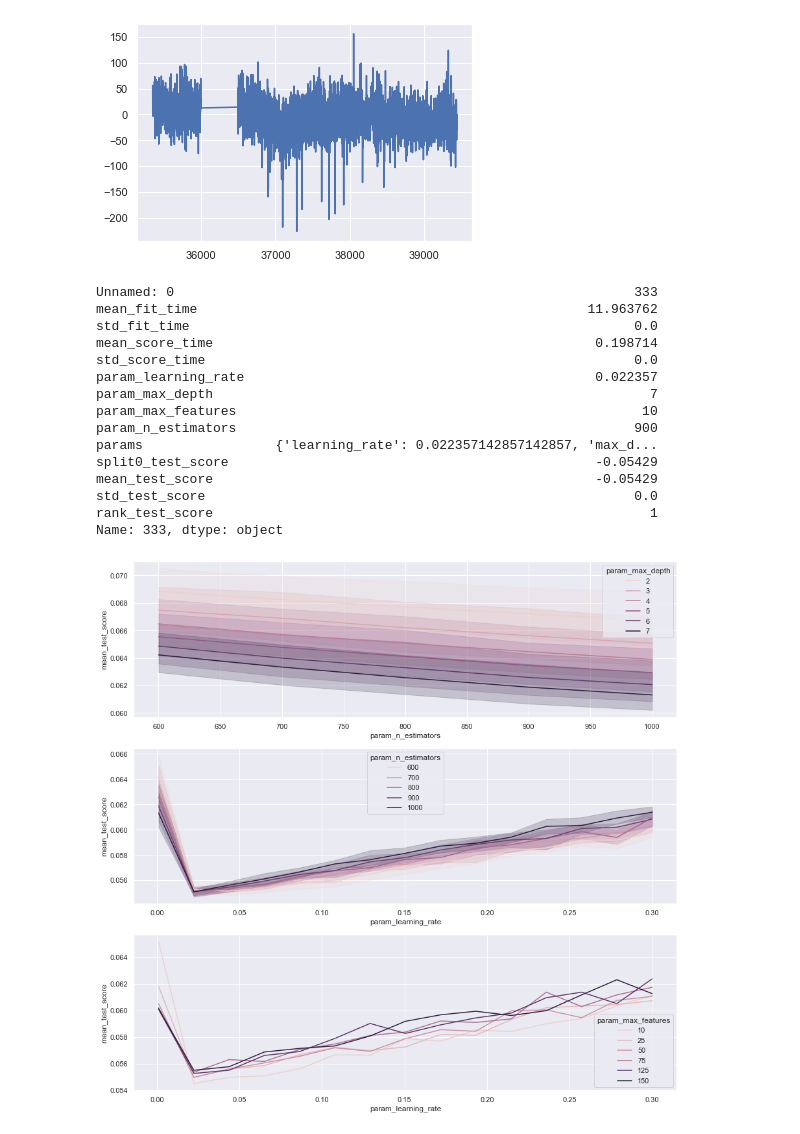
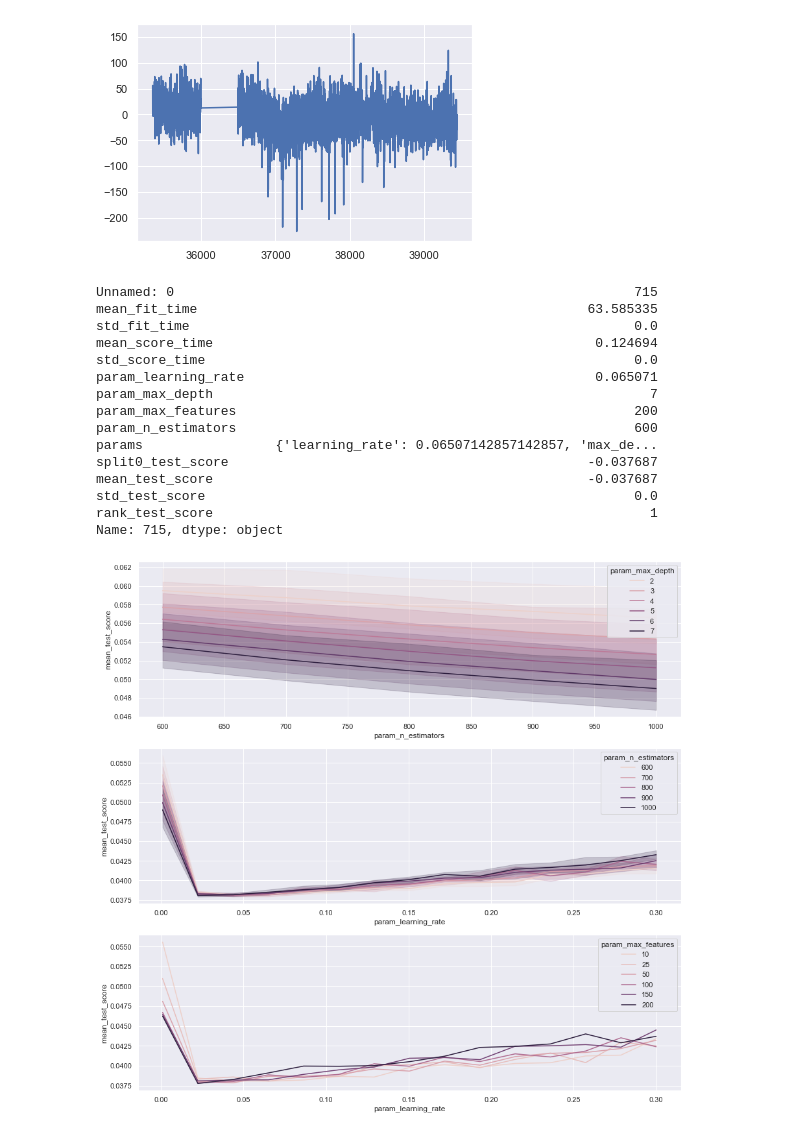
Before and after one commit to MatildeDP/ComputationalDataAnalysisProject, a Jupyter notebook: RandomForest.ipynb, the cells around one changed output. Saved outputs shown, nothing was run; the diff lists cells and outputs as text; code cells hidden in the pictures.

```diff
--- a/RandomForest.ipynb
+++ b/RandomForest.ipynb
@@ -439,7 +439,7 @@ plt.plot(X_test[y_test!=0].SeatCapacity * model.predict(X_test)[y_test != 0] - X
 [<matplotlib.lines.Line2D at 0x...>]
 [figure]
 # %%
-df = pd.read_csv("results/booster_CV_new2.csv")
+df = pd.read_csv("results/booster_CV_new_10.csv")
 df
 grouped = df.groupby(["param_learning_rate", "param_max_depth", "param_max_features", "param_n_estimators"]).agg({'mean_test_score': lambda x: -x.mean(), 'std_test_score': lambda x: x.mean()}).reset_index()
 
@@ -448,41 +448,41 @@ seaborn.lineplot(data = grouped[grouped.param_learning_rate == 0.001 ],
                  x = 'param_n_estimators',
                  y = 'mean_test_score',
                  hue = 'param_max_depth',
                  legend = 'full',
                 #  style = 'param_min_samples_leaf',
                  ax = ax[0])
 
 
 seaborn.lineplot(data = grouped[grouped.param_max_depth == 7 ],
                  x = 'param_learning_rate',
                  y = 'mean_test_score',
                  hue = 'param_n_estimators',
                  legend = 'full',
                  ax = ax[1])
 
 
 seaborn.lineplot(data = grouped[(grouped.param_n_estimators == 1000) * grouped.param_max_depth == 7 ],
                  x = 'param_learning_rate',
                  y = 'mean_test_score',
                  hue = 'param_max_features',
                  legend = 'full',
                  ax = ax[2])
 
 df.loc[df.rank_test_score.argmin()]
 # %% [output]
-Unnamed: 0                                                           333
-mean_fit_time                                                  11.963762
+Unnamed: 0                                                           715
+mean_fit_time                                                  63.585335
 std_fit_time                                                         0.0
-mean_score_time                                                 0.198714
+mean_score_time                                                 0.124694
 std_score_time                                                       0.0
-param_learning_rate                                             0.022357
+param_learning_rate                                             0.065071
 param_max_depth                                                        7
-param_max_features                                                    10
-param_n_estimators                                                   900
-params                 {'learning_rate': 0.022357142857142857, 'max_d...
-split0_test_score                                               -0.05429
-mean_test_score                                                 -0.05429
+param_max_features                                                   200
+param_n_estimators                                                   600
+params                 {'learning_rate': 0.06507142857142857, 'max_de...
+split0_test_score                                              -0.037687
+mean_test_score                                                -0.037687
 std_test_score                                                       0.0
 rank_test_score                                                        1
-Name: 333, dtype: object
+Name: 715, dtype: object
-[figure, old version]
+[figure, new version]
```
Also changed, not shown: parts of 1 cell of this notebook, 2 other files.
